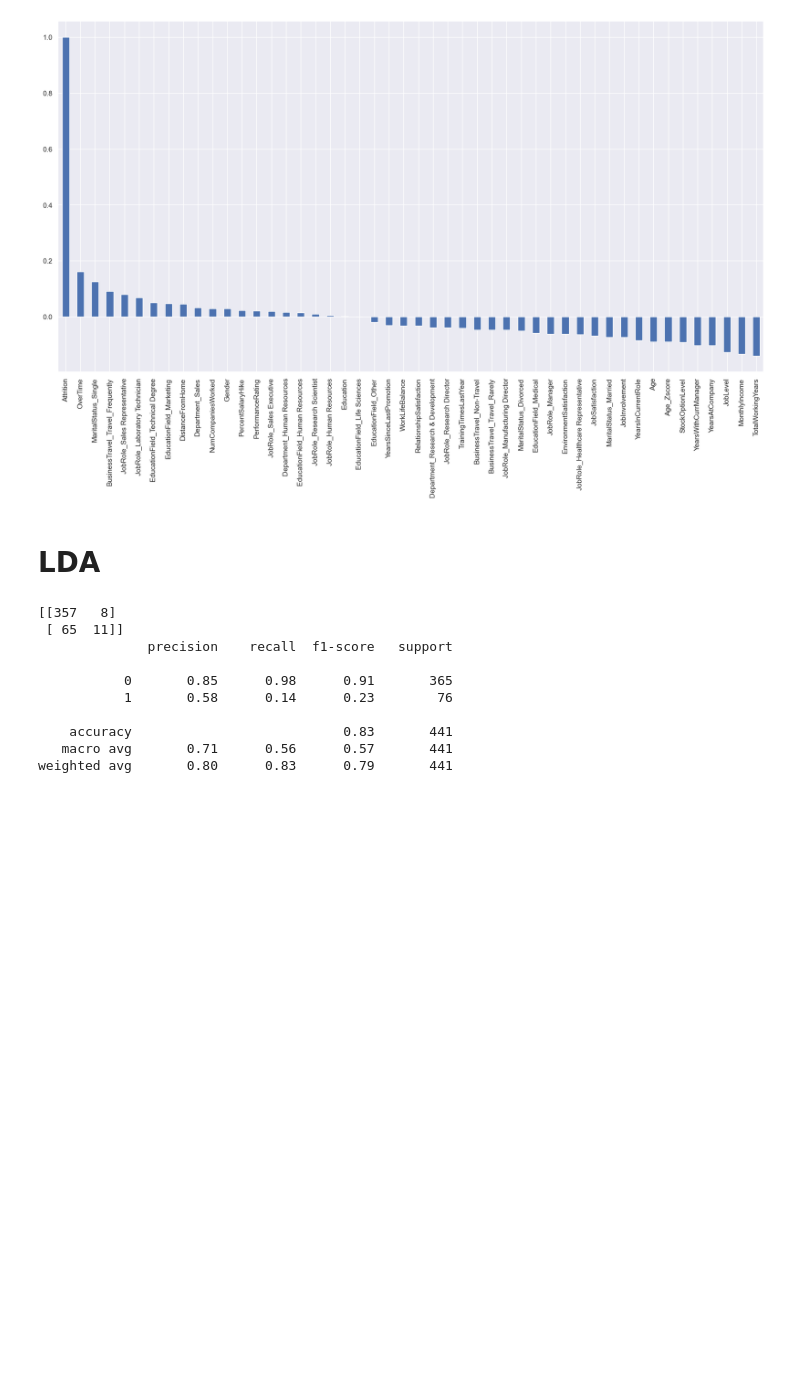
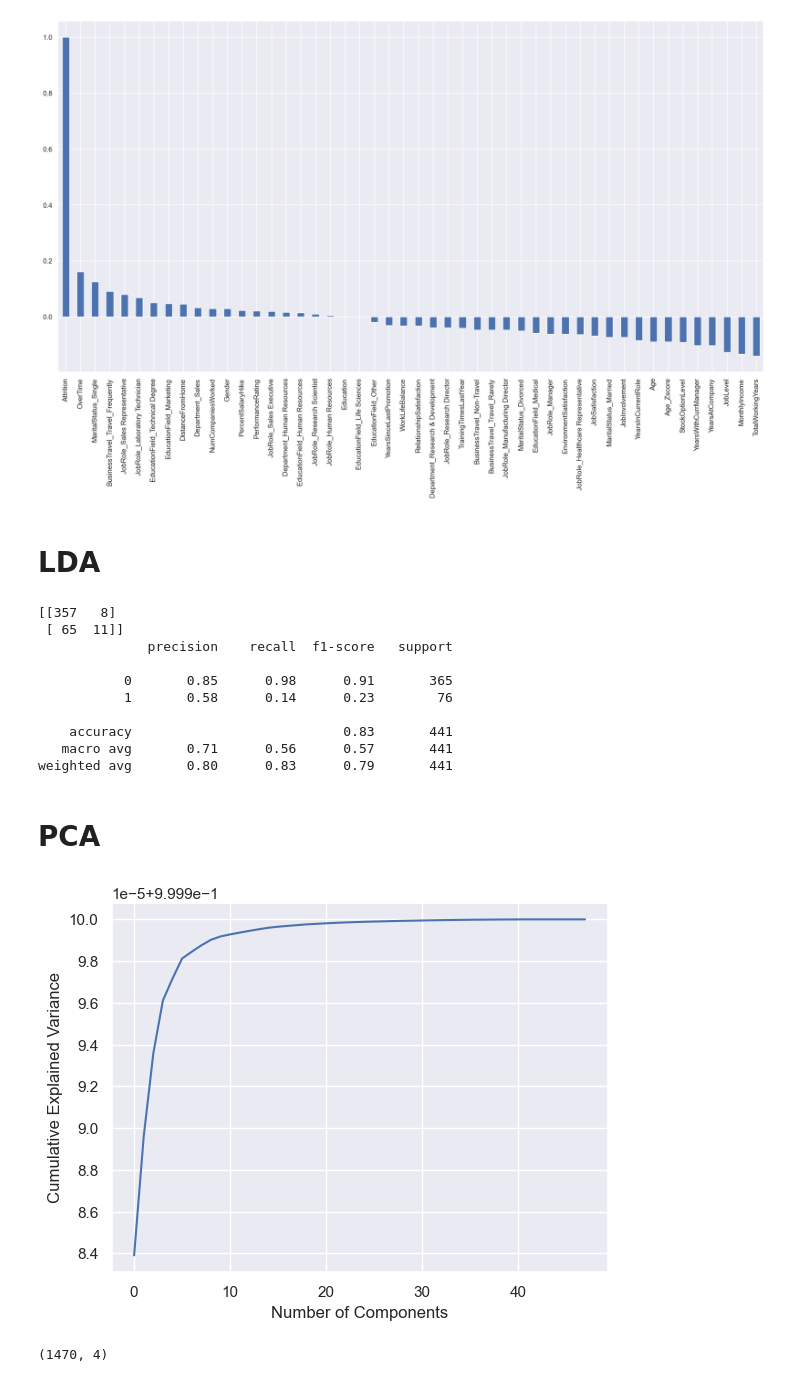
Before and after one commit to CiaraB123/Integrated-CA2, a Jupyter notebook: DF3_LDA_PCA.ipynb, the cells around one changed output. Drawn from its saved outputs; the diff is of its cells as text; code cells hidden in the pictures; blank space fills up the shorter version.

```diff
--- a/DF3_LDA_PCA.ipynb
+++ b/DF3_LDA_PCA.ipynb
@@ -171,3 +171,5 @@ print(cr)
     accuracy                           0.83       441
    macro avg       0.71      0.56      0.57       441
 weighted avg       0.80      0.83      0.79       441
+# %% [markdown]
+# PCA
@@ -173,0 +178,23 @@ weighted avg       0.80      0.83      0.79       441
+# %%
+df5=df3.copy()
+# %%
+#convert category attributes with only 2 distinct values to numeric by assigning labels
+from sklearn.preprocessing import LabelEncoder
+label_encoder=LabelEncoder()
+df5['Attrition']=label_encoder.fit_transform(df3['Attrition'])
+df5['OverTime']=label_encoder.fit_transform(df3['OverTime'])
+df5['Gender']=label_encoder.fit_transform(df3['Gender'])
+# %%
+#convert category attributes with more than 2 distinct values to numeric using one-hot vector
+df_encoded = pd.get_dummies(df5, columns=['BusinessTravel', 'Department', 'EducationField',
+                               'JobRole', 'MaritalStatus'])
+pca = PCA().fit(df_encoded)
+# %%
+df_no_attrition = df_encoded.drop("Attrition", axis=1)
+pca = PCA().fit(df_no_attrition)
+plt.plot(np.cumsum(pca.explained_variance_ratio_))
+plt.xlabel('Number of Components')
+plt.ylabel('Cumulative Explained Variance')
+plt.show()
+# %% [output]
+[figure, added]
@@ -173,0 +204,4 @@ weighted avg       0.80      0.83      0.79       441
+# %%
+projected.shape
+# %% [output]
+(1470, 4)
```
Also changed, not shown: parts of 15 cells of this notebook.
